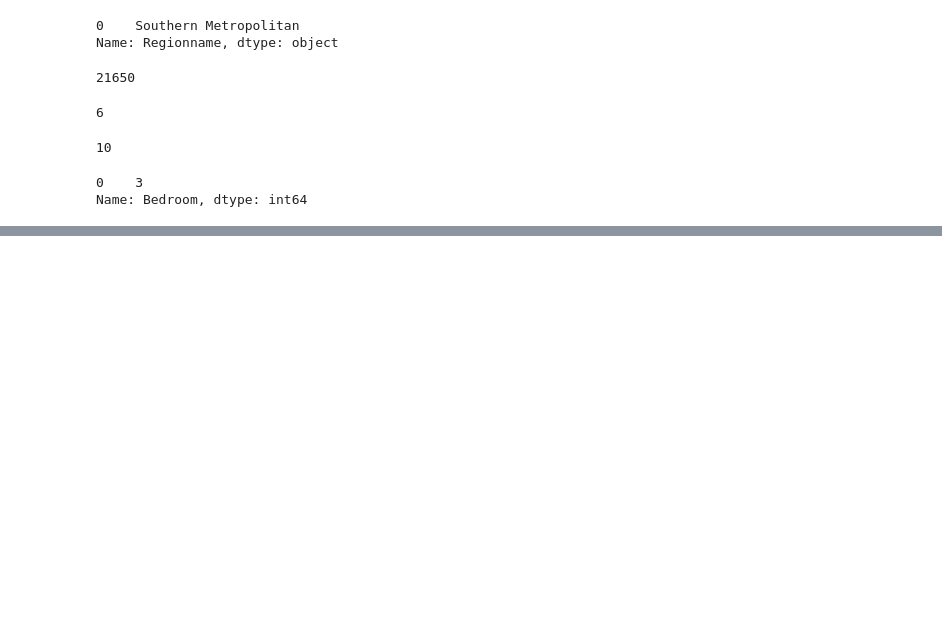
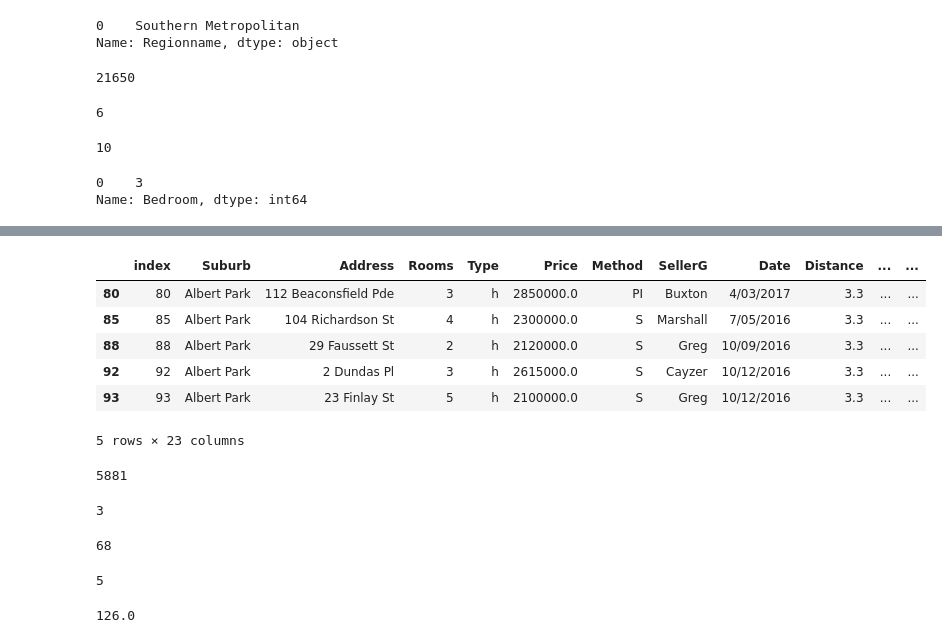
Before and after one commit to thetitorenko/sf_dspr_code, a Jupyter notebook: 01-block/03-python_10/03-python_10.ipynb, the cells around one changed output, grey strips where cells are left out. Saved outputs shown, nothing was run; the diff lists cells and outputs as text; code cells hidden in the pictures; blank space fills up the shorter version.

```diff
--- a/01-block/03-python_10/03-python_10.ipynb
+++ b/01-block/03-python_10/03-python_10.ipynb
@@ -632,0 +635,4 @@ Name: Bedroom, dtype: int64
+# %%
+# Создаем маску для фильтрации данных
+mask = melb_data['Price'] > 2_000_000
+print(mask)
@@ -632,0 +652,38 @@ Name: Bedroom, dtype: int64
+# %%
+# Подставим маску в DataFrame
+display(melb_data[mask].head())
+# %% [output]
+|  | index | Suburb | Address | Rooms | Type | Price | Method | SellerG | Date | Distance | ... | ... |
+| 80 | 80 | Albert Park | 112 Beaconsfield Pde | 3 | h | 2850000.0 | PI | Buxton | 4/03/2017 | 3.3 | ... | ... |
+| 85 | 85 | Albert Park | 104 Richardson St | 4 | h | 2300000.0 | S | Marshall | 7/05/2016 | 3.3 | ... | ... |
+| 88 | 88 | Albert Park | 29 Faussett St | 2 | h | 2120000.0 | S | Greg | 10/09/2016 | 3.3 | ... | ... |
+| 92 | 92 | Albert Park | 2 Dundas Pl | 3 | h | 2615000.0 | S | Cayzer | 10/12/2016 | 3.3 | ... | ... |
+| 93 | 93 | Albert Park | 23 Finlay St | 5 | h | 2100000.0 | S | Greg | 10/12/2016 | 3.3 | ... | ... |
+5 rows × 23 columns
+# %%
+# Количество домов с 3 комнатами
+melb_data[melb_data['Rooms'] == 3].shape[0]
+# %% [output]
+5881
+# %%
+# Количество домов с 3 комнатами и стоимость менее 300 тыс.
+melb_data[(melb_data['Rooms'] == 3) & (melb_data['Price'] < 300_000)].shape[0]
+# %% [output]
+3
+# %%
+# Количество домов с ценой менее 300 тыс. у которых либо 3 комнаты либо площадь более 100 кв.м
+melb_data[(melb_data['Price'] < 300_000) & ((melb_data['Rooms'] == 3) | (melb_data['BuildingArea'] > 100))].shape[0]
+# %% [output]
+68
+# %%
+# Максимальное количество комнат в объектах типа таунхаус
+mask = melb_data['Type'] == 't'
+melb_data[mask]['Rooms'].max()
+# %% [output]
+5
+# %%
+# Найдем медианную площадь здания у объектов, чья цена выше средней
+mask = melb_data['Price'] > melb_data['Price'].mean()
+melb_data[mask]['BuildingArea'].median()
+# %% [output]
+126.0
```
Also changed, not shown: parts of 22 cells of this notebook, 1 other file.
